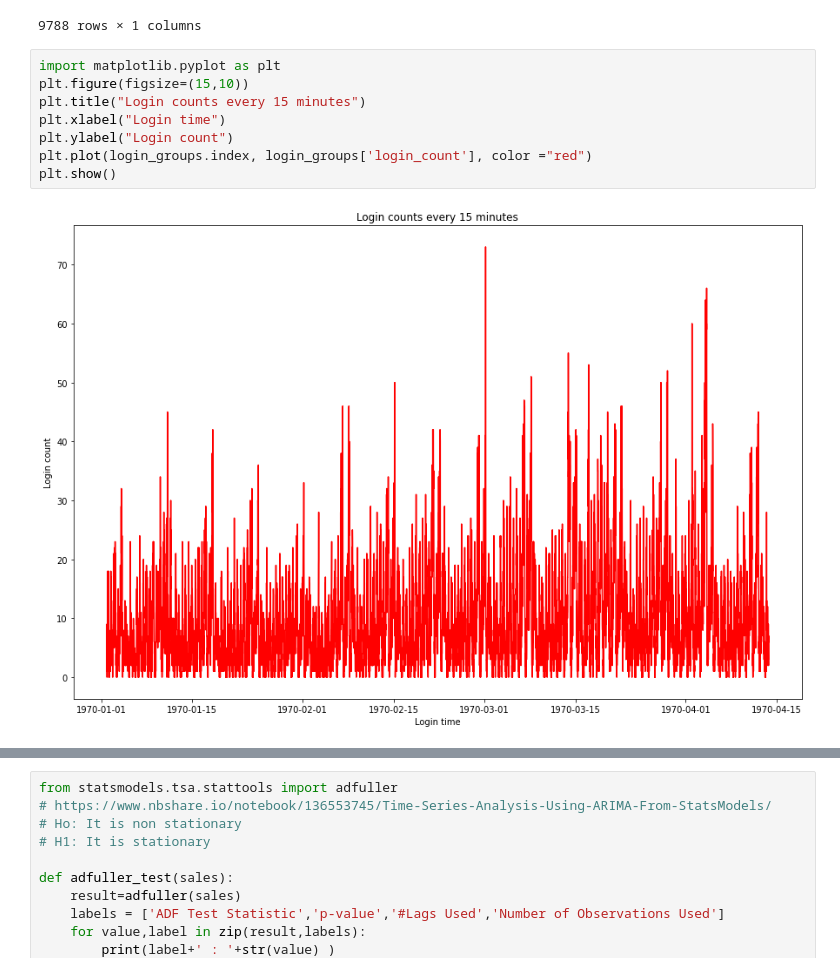
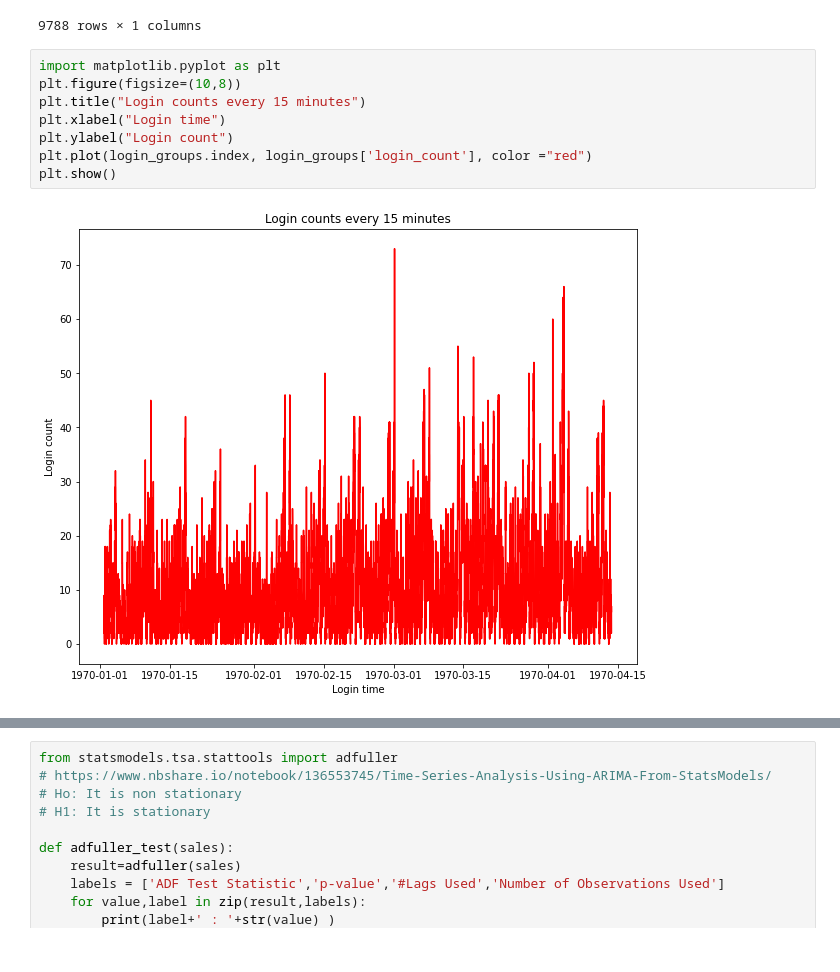
Before and after one commit to nycantwell/nycantwell, a Jupyter notebook: ultimate_challenge/ultimate_challenge_1.ipynb, the cells around one changed output, grey strips where cells are left out. Drawn from its saved outputs; the diff is of its cells as text.

```diff
--- a/ultimate_challenge/ultimate_challenge_1.ipynb
+++ b/ultimate_challenge/ultimate_challenge_1.ipynb
@@ -52,11 +51,11 @@ login_groups
 9788 rows × 1 columns
 # %%
 import matplotlib.pyplot as plt
-plt.figure(figsize=(15,10))
+plt.figure(figsize=(10,8))
 plt.title("Login counts every 15 minutes")
 plt.xlabel("Login time")
 plt.ylabel("Login count")
 plt.plot(login_groups.index, login_groups['login_count'], color ="red")
 plt.show()
 # %% [output]
-[figure, old version]
+[figure, new version]
```
Also changed, not shown: parts of 13 cells of this notebook.
